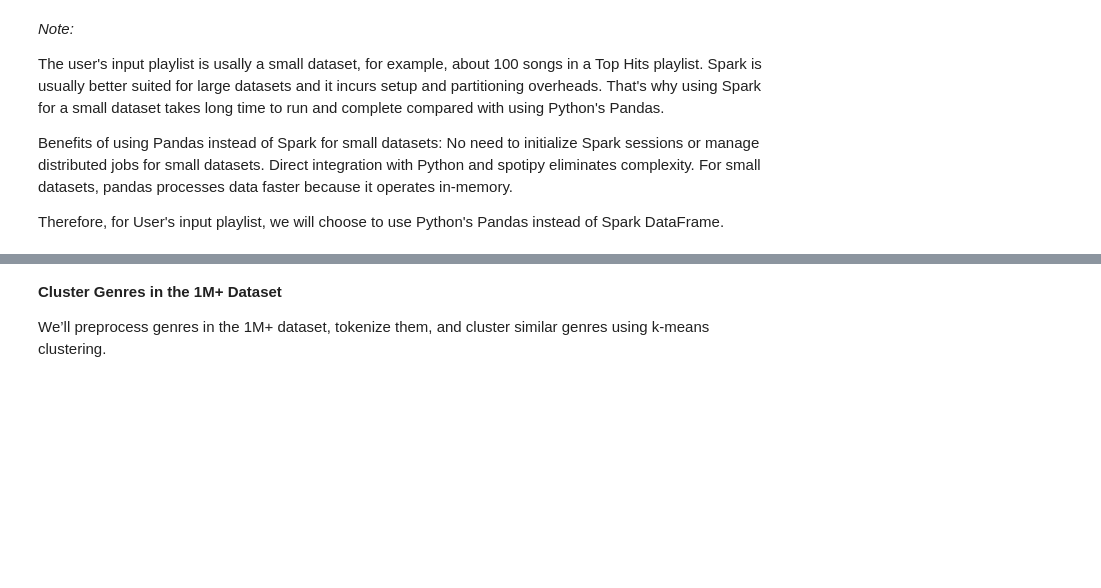
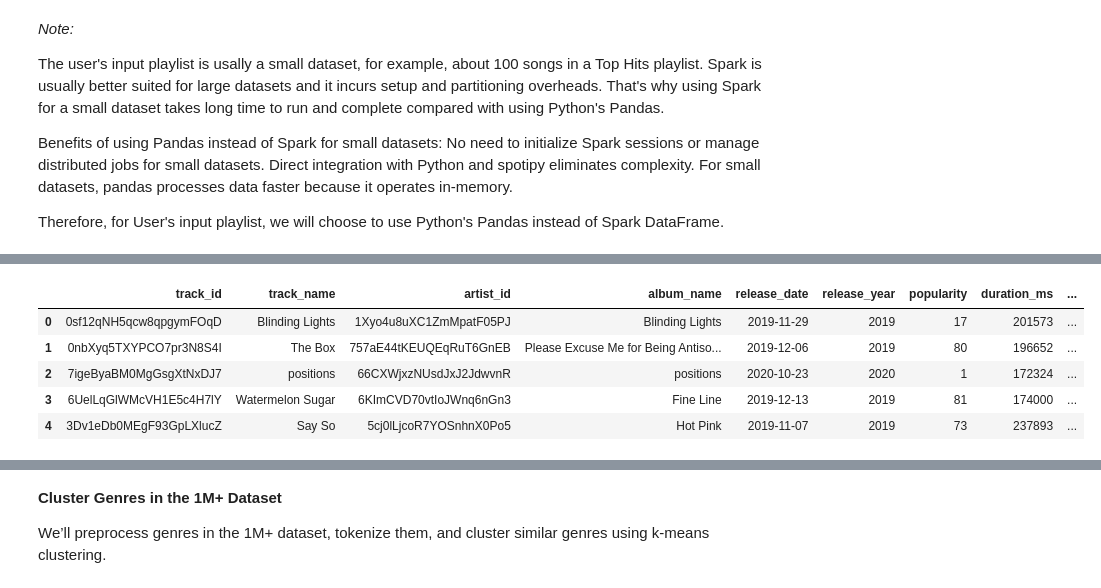
Before and after one commit to longnca/ENSF612-Project, a Jupyter notebook: spotify_project.ipynb, the cells around one changed output, grey strips where cells are left out. Cells and saved outputs as stored; diff of their text form; code cells hidden in the pictures; blank space fills up the shorter version.

Commit message:
debug and add functions to fetch user's input playlist

```diff
--- a/spotify_project.ipynb
+++ b/spotify_project.ipynb
@@ -1090,0 +1057,16 @@ user_playlist_df.head()
+# %%
+# Fetch playlist data
+playlist_url = "https://open.spotify.com/playlist/2fmTTbBkXi8pewbUvG3CeZ"
+
+# Get related info of artists
+user_playlist_data = fetch_enriched_playlist_tracks(playlist_url, batch_size=50)
+user_playlist_df = pd.DataFrame(user_playlist_data)
+
+user_playlist_df.head()
+# %% [output]
+|  | track_id | track_name | artist_id | album_name | release_date | release_year | popularity | duration_ms | ... |
+| 0 | 0sf12qNH5qcw8qpgymFOqD | Blinding Lights | 1Xyo4u8uXC1ZmMpatF05PJ | Blinding Lights | 2019-11-29 | 2019 | 17 | 201573 | ... |
+| 1 | 0nbXyq5TXYPCO7pr3N8S4I | The Box | 757aE44tKEUQEqRuT6GnEB | Please Excuse Me for Being Antiso... | 2019-12-06 | 2019 | 80 | 196652 | ... |
+| 2 | 7igeByaBM0MgGsgXtNxDJ7 | positions | 66CXWjxzNUsdJxJ2JdwvnR | positions | 2020-10-23 | 2020 | 1 | 172324 | ... |
+| 3 | 6UelLqGlWMcVH1E5c4H7lY | Watermelon Sugar | 6KImCVD70vtIoJWnq6nGn3 | Fine Line | 2019-12-13 | 2019 | 81 | 174000 | ... |
+| 4 | 3Dv1eDb0MEgF93GpLXlucZ | Say So | 5cj0lLjcoR7YOSnhnX0Po5 | Hot Pink | 2019-11-07 | 2019 | 73 | 237893 | ... |
```
Also changed, not shown: parts of 4 cells of this notebook.
